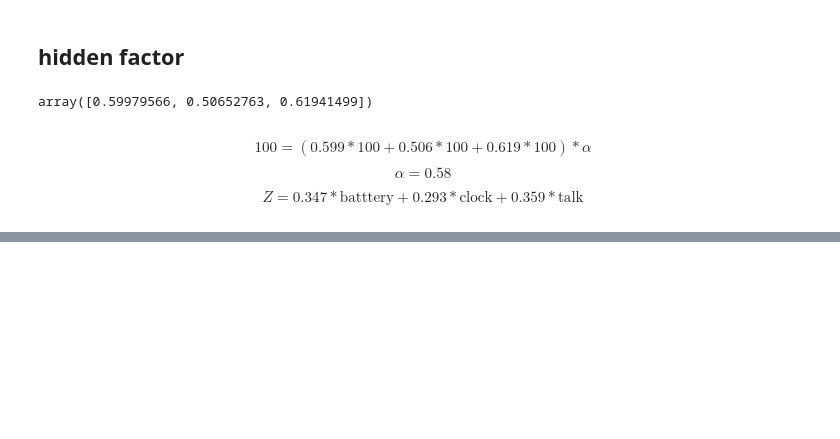
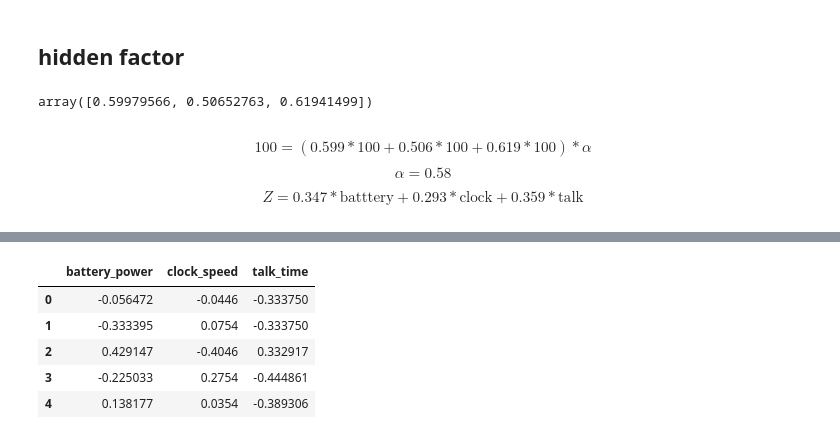
Before and after one commit to apugachev/mobile-price-classification, a Jupyter notebook: HW 4 (PCA).ipynb, the cells around one changed output, grey strips where cells are left out. Drawn from its saved outputs; the diff is of its cells as text; code cells hidden in the pictures; blank space fills up the shorter version.

```diff
--- a/HW 4 (PCA).ipynb
+++ b/HW 4 (PCA).ipynb
@@ -19,8 +19,8 @@ df.head()
 # %%
 cols = ['battery_power', 'clock_speed', 'talk_time']
 
-df = df[cols]
-df.head()
+df_sub = df[cols]
+df_sub.head()
 # %% [output]
 |  | battery_power | clock_speed | talk_time |
 | 0 | 1142 | 1.4 | 5 |
@@ -85,0 +108,12 @@ $$ Z = 0.347 * \text{batttery} + 0.293 * \text{clock} + 0.359 * \text{talk}$$
+# %%
+means = df_sub.mean()
+diff = df_sub.max() - df_sub.min()
+df_range = (df_sub - means) / diff
+df_range.head()
+# %% [output]
+|  | battery_power | clock_speed | talk_time |
+| 0 | -0.056472 | -0.0446 | -0.333750 |
+| 1 | -0.333395 | 0.0754 | -0.333750 |
+| 2 | 0.429147 | -0.4046 | 0.332917 |
+| 3 | -0.225033 | 0.2754 | -0.444861 |
+| 4 | 0.138177 | 0.0354 | -0.389306 |
```
Also changed, not shown: parts of 24 cells of this notebook.
